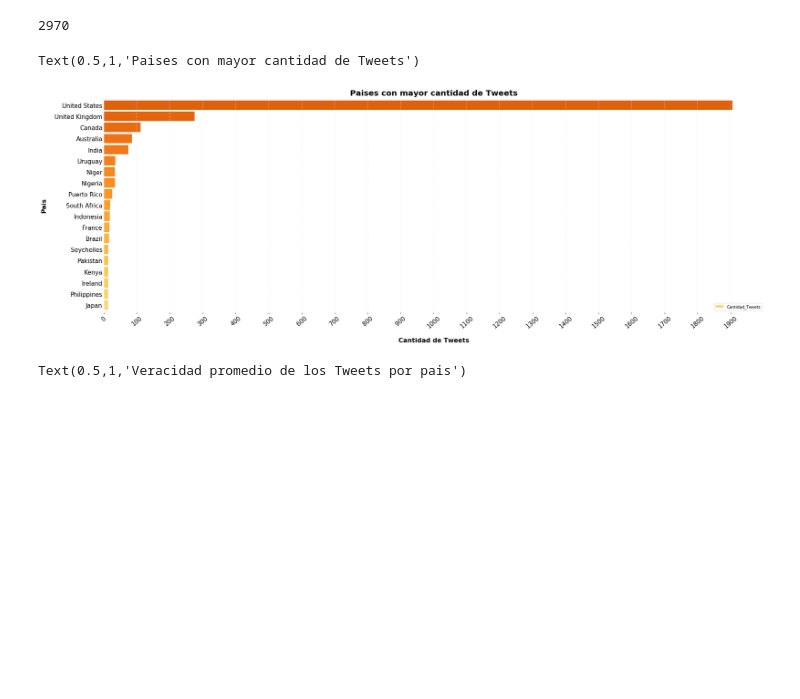
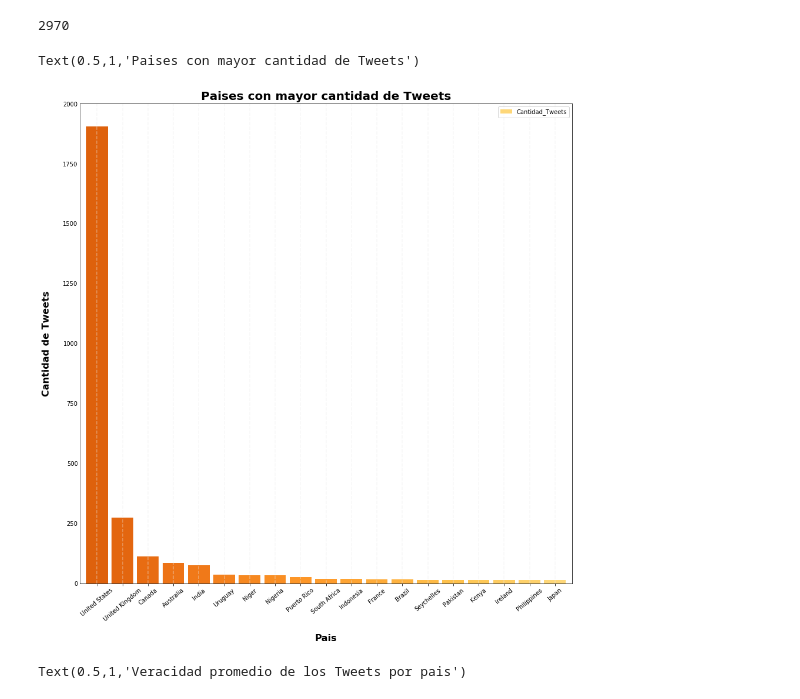
Before and after one commit to RiedelNicolas/TP1-Organizacion-de-Datos, a Jupyter notebook: Eze.ipynb, the cells around one changed output. Saved outputs shown, nothing was run; the diff lists cells and outputs as text; code cells hidden in the pictures; blank space fills up the shorter version.

```diff
--- a/Eze.ipynb
+++ b/Eze.ipynb
@@ -207,21 +209,23 @@ Text(0.5,1,'Ciudades con mayor cantidad de Tweets')
 saltos = np.linspace(0.3, 0.7, 50)
 colores = (cm.get_cmap('YlOrBr'))(saltos)
 Top_populares = Top_populares.sort_values('veracidad')
-Top_populares_plot = Top_populares.plot(kind='barh', y ='veracidad', x = 'city_ascii', figsize=(30,10), color=colores, width=0.85)
+Top_populares_plot = Top_populares.plot(kind='bar', y ='veracidad', x = 'city_ascii', figsize=(15, 30), color=colores, width=0.85)
 
-plt.xticks(np.arange(0, 1, 0.1))
+plt.xticks(np.arange(0, 47, 1), rotation = 80)
 plt.tick_params(axis='y', length=0)
 
-Top_populares_plot.spines['right'].set_visible(False)
-Top_populares_plot.spines['top'].set_visible(False)
-Top_populares_plot.spines['left'].set_visible(False)
-Top_populares_plot.spines['bottom'].set_visible(False)
+#Top_populares_plot.spines['right'].set_visible(False)
+#Top_populares_plot.spines['top'].set_visible(False)
+#Top_populares_plot.spines['left'].set_visible(False)
+#Top_populares_plot.spines['bottom'].set_visible(False)
 
 lineas = Top_populares_plot.get_xticks()
 for i in lineas:
       Top_populares_plot.axvline(x=i, linestyle='--', alpha=0.4, color='#eeeeee')
 
-Top_populares_plot.set_xlabel("Veracidad promedio", labelpad=20, weight='bold', size=16)
-Top_populares_plot.set_ylabel("Ciudad", labelpad=20, weight='bold', size=16)
-Top_populares_plot.set_title("Veracidad de los Tweets por ciudad", weight='bold', size=20)
+plt.gca().invert_xaxis()
+
+Top_populares_plot.set_xlabel("Ciudad", labelpad=20, weight='bold', size=16)
+Top_populares_plot.set_ylabel("Veracidad promedio", labelpad=20, weight='bold', size=16)
+Top_populares_plot.set_title("Veracidad promedio de los Tweets por ciudad", weight='bold', size=20)
 # %% [output]
@@ -364,30 +368,32 @@ paises_mas_10_tweets = paises_mas_10_tweets.sort_values('Cantidad_Tweets')
 # %%
 saltos = np.linspace(0.3, 0.7, 20)
 colores = (cm.get_cmap('YlOrBr'))(saltos)
 
-paises_mas_10_tweets_plot = paises_mas_10_tweets.plot(kind='barh', y ='Cantidad_Tweets', x = 'Pais', figsize=(30,10), color=colores, width=0.85)
+paises_mas_10_tweets_plot = paises_mas_10_tweets.plot(kind='bar', y ='Cantidad_Tweets', x = 'Pais', figsize=(15, 15), color=colores, width=0.85)
 
-plt.xticks(np.arange(0, 2000, 100.0))
+plt.xticks(np.arange(0, 19, 1.0))
 plt.tick_params(axis='y', length=0)
 
-paises_mas_10_tweets_plot.spines['right'].set_visible(False)
-paises_mas_10_tweets_plot.spines['top'].set_visible(False)
-paises_mas_10_tweets_plot.spines['left'].set_visible(False)
-paises_mas_10_tweets_plot.spines['bottom'].set_visible(False)
+#paises_mas_10_tweets_plot.spines['right'].set_visible(False)
+#paises_mas_10_tweets_plot.spines['top'].set_visible(False)
+#paises_mas_10_tweets_plot.spines['left'].set_visible(False)
+#paises_mas_10_tweets_plot.spines['bottom'].set_visible(False)
 
 lineas = paises_mas_10_tweets_plot.get_xticks()
 for i in lineas:
       paises_mas_10_tweets_plot.axvline(x=i, linestyle='--', alpha=0.4, color='#eeeeee')
 
-plt.xticks(fontsize = 15, rotation = 40)
-plt.yticks(fontsize = 15)
+plt.xticks(fontsize = 10, rotation = 40)
+plt.yticks(fontsize = 10)
 
-paises_mas_10_tweets_plot.set_xlabel("Cantidad de Tweets", labelpad=20, weight='bold', size=16)
-paises_mas_10_tweets_plot.set_ylabel("Pais", labelpad=20, weight='bold', size=16)
+plt.gca().invert_xaxis()
+
+paises_mas_10_tweets_plot.set_xlabel("Pais", labelpad=20, weight='bold', size=16)
+paises_mas_10_tweets_plot.set_ylabel("Cantidad de Tweets", labelpad=20, weight='bold', size=16)
 paises_mas_10_tweets_plot.set_title("Paises con mayor cantidad de Tweets", weight='bold', size=20)
 # %% [output]
 Text(0.5,1,'Paises con mayor cantidad de Tweets')
-[figure, old version]
+[figure, new version]
 # %%
 saltos = np.linspace(0.3, 0.7, 20)
 colores = (cm.get_cmap('YlOrBr'))(saltos)
```
Also changed, not shown: parts of 5 cells of this notebook, 2 other files.
